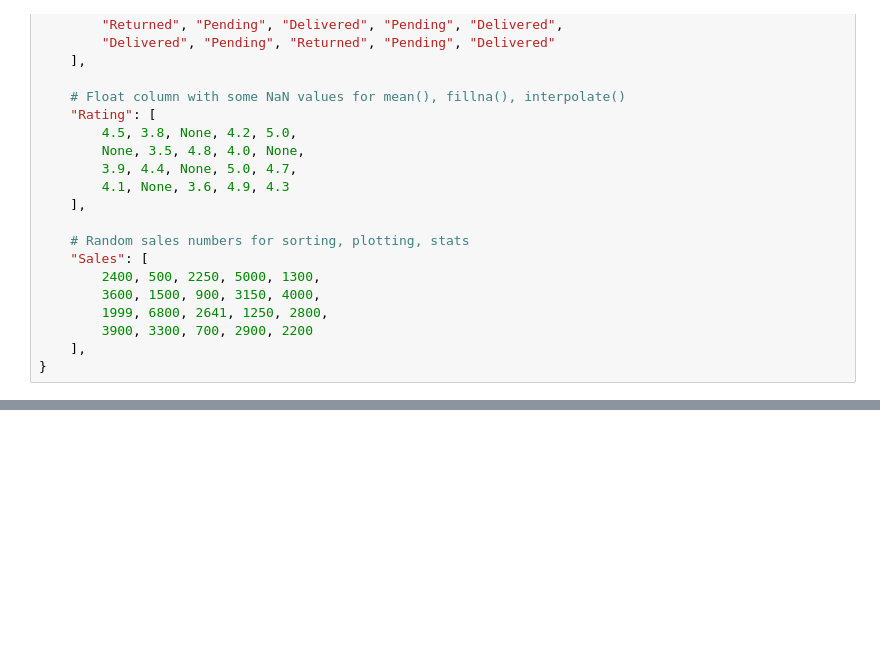
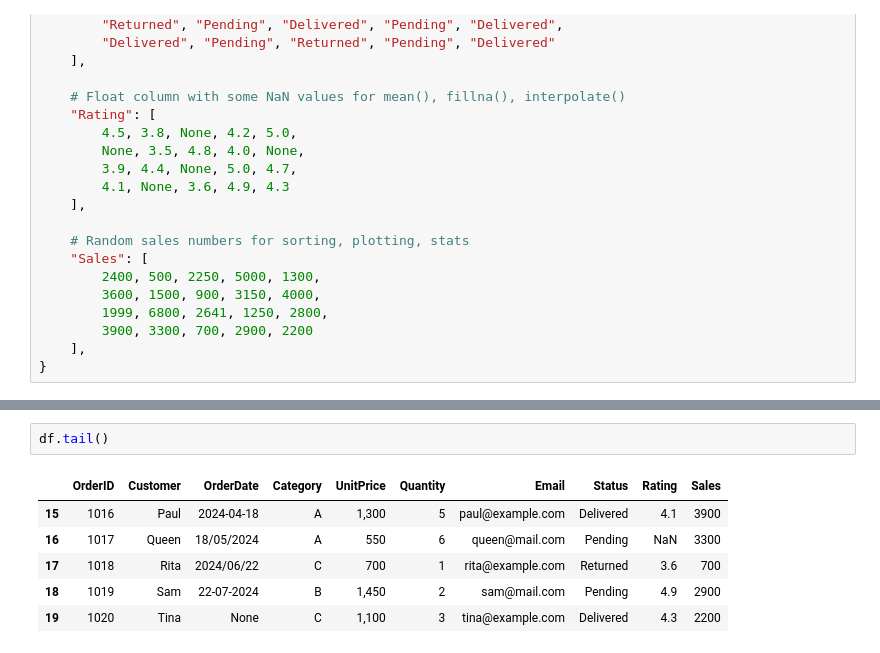
Before and after one commit to log4x/Python-Learning, a Jupyter notebook: Visualuization/using_pandas.ipynb, the cells around one changed output, grey strips where cells are left out. Cells and saved outputs as stored; diff of their text form; blank space fills up the shorter version.

```diff
--- a/Visualuization/using_pandas.ipynb
+++ b/Visualuization/using_pandas.ipynb
@@ -87,0 +100,9 @@ data = {
+# %%
+df.tail()
+# %% [output]
+|  | OrderID | Customer | OrderDate | Category | UnitPrice | Quantity | Email | Status | Rating | Sales |
+| 15 | 1016 | Paul | 2024-04-18 | A | 1,300 | 5 | paul@example.com | Delivered | 4.1 | 3900 |
+| 16 | 1017 | Queen | 18/05/2024 | A | 550 | 6 | queen@mail.com | Pending | NaN | 3300 |
+| 17 | 1018 | Rita | 2024/06/22 | C | 700 | 1 | rita@example.com | Returned | 3.6 | 700 |
+| 18 | 1019 | Sam | 22-07-2024 | B | 1,450 | 2 | sam@mail.com | Pending | 4.9 | 2900 |
+| 19 | 1020 | Tina | None | C | 1,100 | 3 | tina@example.com | Delivered | 4.3 | 2200 |
```
Also changed, not shown: parts of 18 cells of this notebook, 1 other file.
